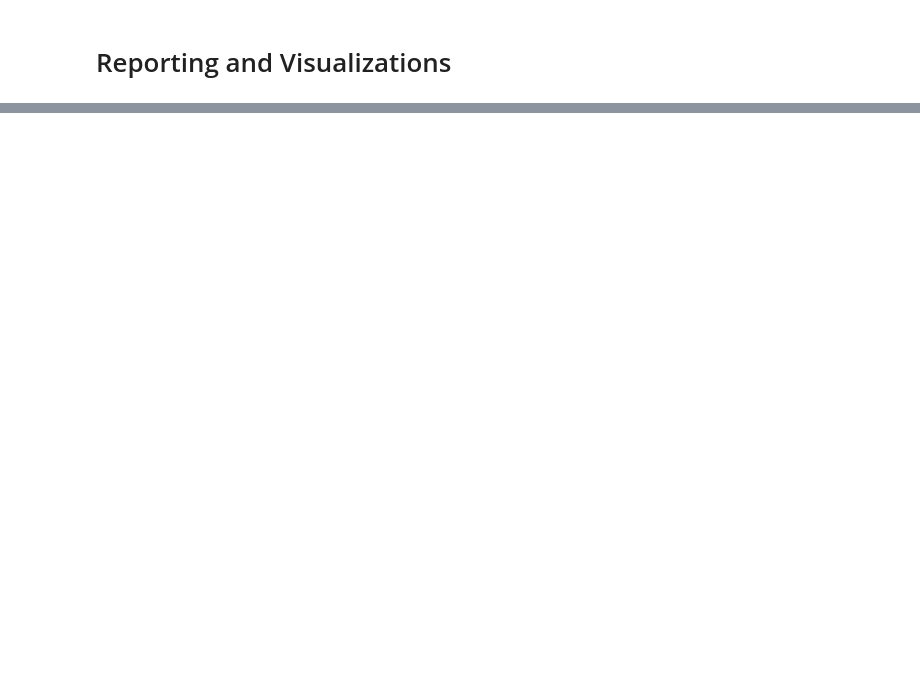
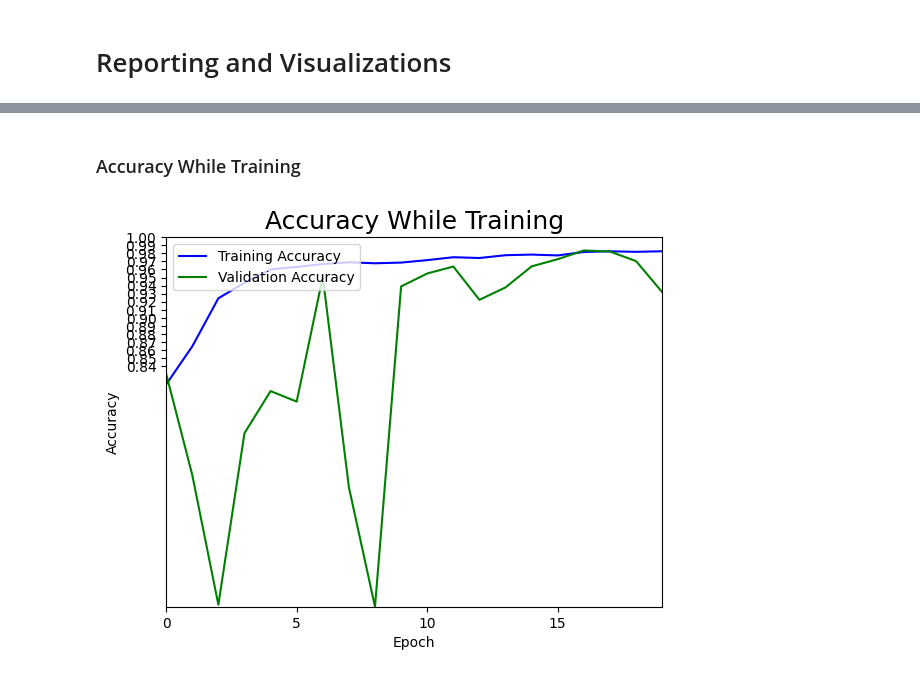
Before and after one commit to NonExistent1/AImage, a Jupyter notebook: notebook.ipynb, the cells around one changed output, grey strips where cells are left out. Drawn from its saved outputs; the diff is of its cells as text; code cells hidden in the pictures; blank space fills up the shorter version.

```diff
--- a/notebook.ipynb
+++ b/notebook.ipynb
@@ -271,0 +400,16 @@ model.save('AImageModelv1.keras')
+# %% [markdown]
+### Accuracy While Training
+# %%
+fig = plt.figure()
+plt.plot(history.history['accuracy'], color='blue', label='Training Accuracy')
+plt.plot(history.history['val_accuracy'], color='green', label='Validation Accuracy')
+plt.margins(0)
+plt.xticks(np.arange(0, 20, 5))
+plt.yticks(np.arange(0.84, 1, 0.01))
+plt.xlabel('Epoch')
+plt.ylabel('Accuracy')
+plt.title("Accuracy While Training", fontsize=18)
+plt.legend(loc='upper left')
+plt.show()
+# %% [output]
+[figure, added]
```
Also changed, not shown: parts of 33 cells of this notebook, 2 other files.
